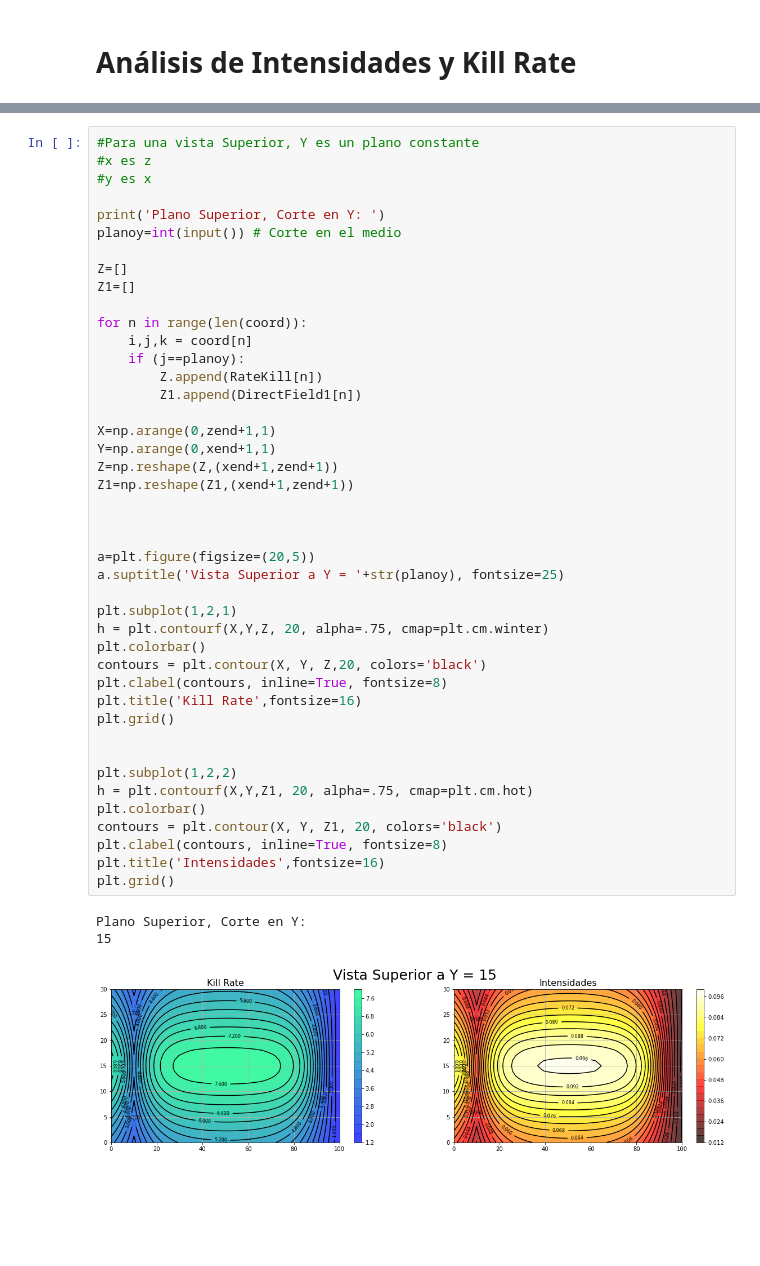
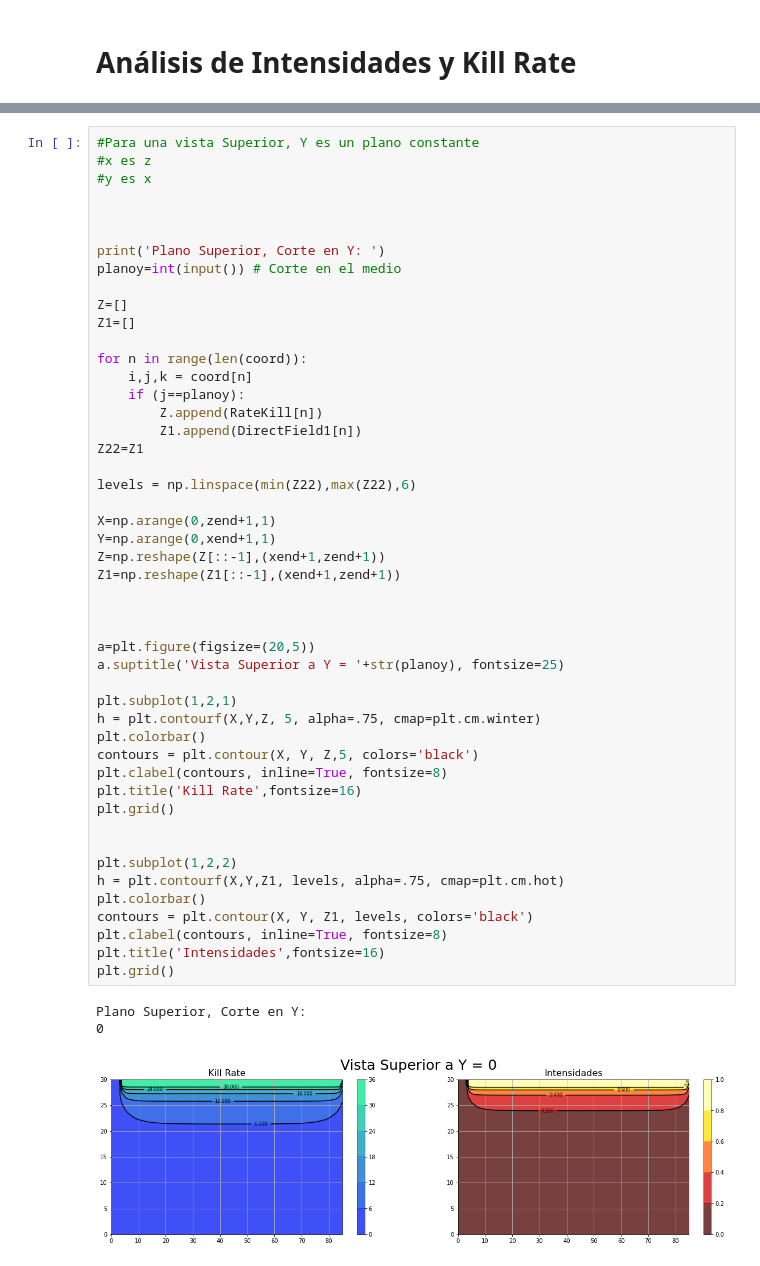
Before and after one commit to santiago-crypto/uvcgi, a Jupyter notebook: UVCGI.ipynb, the cells around one changed output, grey strips where cells are left out. Cells and saved outputs as stored; diff of their text form; blank space fills up the shorter version.

```diff
--- a/UVCGI.ipynb
+++ b/UVCGI.ipynb
@@ -335,6 +364,8 @@ Plano Lateral, Corte en Z:
 #Para una vista Superior, Y es un plano constante
 #x es z
 #y es x
+
+
 
 print('Plano Superior, Corte en Y: ')
 planoy=int(input()) # Corte en el medio
@@ -343,38 +374,41 @@ Z=[]
 Z1=[]
 
 for n in range(len(coord)):
     i,j,k = coord[n]
     if (j==planoy):
         Z.append(RateKill[n])
         Z1.append(DirectField1[n])
+Z22=Z1
+
+levels = np.linspace(min(Z22),max(Z22),6)
 
 X=np.arange(0,zend+1,1)
 Y=np.arange(0,xend+1,1)
-Z=np.reshape(Z,(xend+1,zend+1))
-Z1=np.reshape(Z1,(xend+1,zend+1))
+Z=np.reshape(Z[::-1],(xend+1,zend+1))
+Z1=np.reshape(Z1[::-1],(xend+1,zend+1))
 
 
 
 a=plt.figure(figsize=(20,5))
 a.suptitle('Vista Superior a Y = '+str(planoy), fontsize=25)
 
 plt.subplot(1,2,1)
-h = plt.contourf(X,Y,Z, 20, alpha=.75, cmap=plt.cm.winter)
+h = plt.contourf(X,Y,Z, 5, alpha=.75, cmap=plt.cm.winter)
 plt.colorbar()
-contours = plt.contour(X, Y, Z,20, colors='black')
+contours = plt.contour(X, Y, Z,5, colors='black')
 plt.clabel(contours, inline=True, fontsize=8)
 plt.title('Kill Rate',fontsize=16)
 plt.grid()
 
 
 plt.subplot(1,2,2)
-h = plt.contourf(X,Y,Z1, 20, alpha=.75, cmap=plt.cm.hot)
+h = plt.contourf(X,Y,Z1, levels, alpha=.75, cmap=plt.cm.hot)
 plt.colorbar()
-contours = plt.contour(X, Y, Z1, 20, colors='black')
+contours = plt.contour(X, Y, Z1, levels, colors='black')
 plt.clabel(contours, inline=True, fontsize=8)
 plt.title('Intensidades',fontsize=16)
 plt.grid()
 # %% [output]
 Plano Superior, Corte en Y:
-15
+0
-[figure, old version]
+[figure, new version]
```
Also changed, not shown: parts of 5 cells of this notebook.
